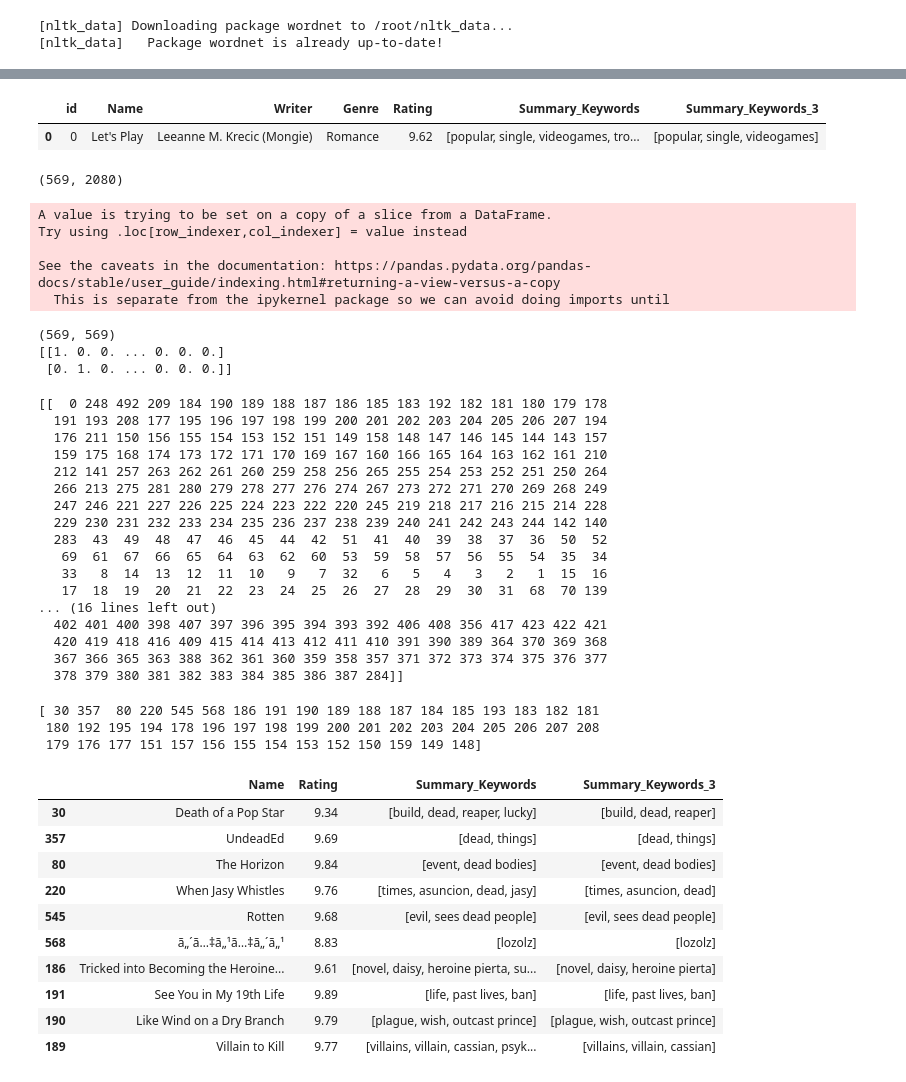
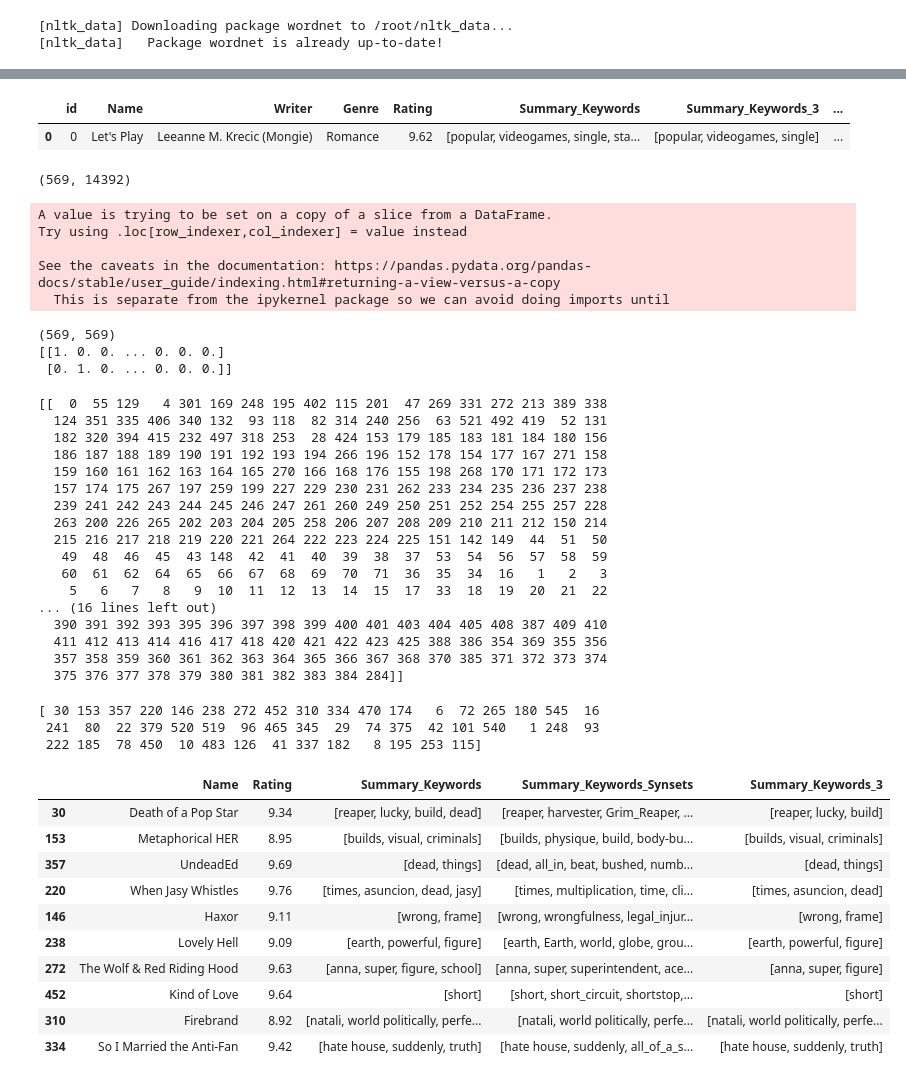
Before and after one commit to seungyeon38/Webtoon_recommendation_system, a Jupyter notebook: 코싸인유사도적용.ipynb, the cells around one changed output, grey strips where cells are left out. Saved outputs shown, nothing was run; the diff lists cells and outputs as text; code cells hidden in the pictures.

Commit message:
Keyword 동의어로 추천

```diff
--- a/코싸인유사도적용.ipynb
+++ b/코싸인유사도적용.ipynb
@@ -250,9 +250,12 @@ nltk.download('wordnet')
 def keyword_synsets(keywords):
   keyword_synsets = []
   for i in range(len(keywords)):
+    keyword_synsets.append(keywords[i])
     word = Word(keywords[i])
-    for word in word.synsets:
-      keyword_synsets.append(word)
+    for synset in word.synsets:
+      for lemma in synset.lemmas():
+        if lemma.name() not in keyword_synsets:
+          keyword_synsets.append(lemma.name())
 
   return keyword_synsets
 
@@ -273,19 +273,19 @@ comic.head(5)
 # %%
 comic_df = comic[['id','Name', 'Writer', 'Genre', 'Rating', 'Summary_Keywords',
-                 'Summary_Keywords_3']]
+                 'Summary_Keywords_3', 'Summary_Keywords_Synsets']]
 comic_df.head(1)
 # %% [output]
-|  | id | Name | Writer | Genre | Rating | Summary_Keywords | Summary_Keywords_3 |
-| 0 | 0 | Let's Play | Leeanne M. Krecic (Mongie) | Romance | 9.62 | [popular, single, videogames, tro... | [popular, single, videogames] |
+|  | id | Name | Writer | Genre | Rating | Summary_Keywords | Summary_Keywords_3 | ... |
+| 0 | 0 | Let's Play | Leeanne M. Krecic (Mongie) | Romance | 9.62 | [popular, videogames, single, sta... | [popular, videogames, single] | ... |
 # %%
 from sklearn.feature_extraction.text import CountVectorizer
 
-comic_df['Summary_literal'] = comic_df['Summary_Keywords_3'].apply(lambda x : (' ').join(x))
+comic_df['Summary_literal'] = comic_df['Summary_Keywords_Synsets'].apply(lambda x : (' ').join(x))
 count_vect = CountVectorizer(min_df=0, ngram_range=(1,2))
 Summary_mat = count_vect.fit_transform(comic_df['Summary_literal'])
 print(Summary_mat.shape)
 # %% [output]
-(569, 2080)
+(569, 14392)
 A value is trying to be set on a copy of a slice from a DataFrame.
 Try using .loc[row_indexer,col_indexer] = value instead
 
@@ -307,23 +307,23 @@ print(Summary_sim[:2])
 Summary_sim_sorted_ind = Summary_sim.argsort()[:, ::-1]
 print(Summary_sim_sorted_ind[:1])
 # %% [output]
-[[  0 248 492 209 184 190 189 188 187 186 185 183 192 182 181 180 179 178
-  191 193 208 177 195 196 197 198 199 200 201 202 203 204 205 206 207 194
-  176 211 150 156 155 154 153 152 151 149 158 148 147 146 145 144 143 157
-  159 175 168 174 173 172 171 170 169 167 160 166 165 164 163 162 161 210
-  212 141 257 263 262 261 260 259 258 256 265 255 254 253 252 251 250 264
-  266 213 275 281 280 279 278 277 276 274 267 273 272 271 270 269 268 249
-  247 246 221 227 226 225 224 223 222 220 245 219 218 217 216 215 214 228
-  229 230 231 232 233 234 235 236 237 238 239 240 241 242 243 244 142 140
-  283  43  49  48  47  46  45  44  42  51  41  40  39  38  37  36  50  52
-   69  61  67  66  65  64  63  62  60  53  59  58  57  56  55  54  35  34
-   33   8  14  13  12  11  10   9   7  32   6   5   4   3   2   1  15  16
-   17  18  19  20  21  22  23  24  25  26  27  28  29  30  31  68  70 139
+[[  0  55 129   4 301 169 248 195 402 115 201  47 269 331 272 213 389 338
+  124 351 335 406 340 132  93 118  82 314 240 256  63 521 492 419  52 131
+  182 320 394 415 232 497 318 253  28 424 153 179 185 183 181 184 180 156
+  186 187 188 189 190 191 192 193 194 266 196 152 178 154 177 167 271 158
+  159 160 161 162 163 164 165 270 166 168 176 155 198 268 170 171 172 173
+  157 174 175 267 197 259 199 227 229 230 231 262 233 234 235 236 237 238
+  239 241 242 243 244 245 246 247 261 260 249 250 251 252 254 255 257 228
+  263 200 226 265 202 203 204 205 258 206 207 208 209 210 211 212 150 214
+  215 216 217 218 219 220 221 264 222 223 224 225 151 142 149  44  51  50
+   49  48  46  45  43 148  42  41  40  39  38  37  53  54  56  57  58  59
+   60  61  62  64  65  66  67  68  69  70  71  36  35  34  16   1   2   3
+    5   6   7   8   9  10  11  12  13  14  15  17  33  18  19  20  21  22
 ... (16 lines left out)
-  402 401 400 398 407 397 396 395 394 393 392 406 408 356 417 423 422 421
-  420 419 418 416 409 415 414 413 412 411 410 391 390 389 364 370 369 368
-  367 366 365 363 388 362 361 360 359 358 357 371 372 373 374 375 376 377
-  378 379 380 381 382 383 384 385 386 387 284]]
+  390 391 392 393 395 396 397 398 399 400 401 403 404 405 408 387 409 410
+  411 412 413 414 416 417 418 420 421 422 423 425 388 386 354 369 355 356
+  357 358 359 360 361 362 363 364 365 366 367 368 370 385 371 372 373 374
+  375 376 377 378 379 380 381 382 383 384 284]]
 # %%
 def find_sim_comic(df, sorted_ind, c_name, top_n=10):
     comic_name = df[df['Name'] == c_name]
@@ -336,19 +336,19 @@ def find_sim_comic(df, sorted_ind, c_name, top_n=10):
 # %%
 # 'Death of a Pop Star'와 비슷한 키워드 가진 웹툰 10개 추천
 similar_comic = find_sim_comic(comic_df, Summary_sim_sorted_ind, 'Death of a Pop Star',10)
-similar_comic[['Name', 'Rating' , 'Summary_Keywords', 'Summary_Keywords_3']]
+similar_comic[['Name', 'Rating' , 'Summary_Keywords', 'Summary_Keywords_Synsets', 'Summary_Keywords_3']]
 # %% [output]
-[ 30 357  80 220 545 568 186 191 190 189 188 187 184 185 193 183 182 181
- 180 192 195 194 178 196 197 198 199 200 201 202 203 204 205 206 207 208
- 179 176 177 151 157 156 155 154 153 152 150 159 149 148]
+[ 30 153 357 220 146 238 272 452 310 334 470 174   6  72 265 180 545  16
+ 241  80  22 379 520 519  96 465 345  29  74 375  42 101 540   1 248  93
+ 222 185  78 450  10 483 126  41 337 182   8 195 253 115]
-|  | Name | Rating | Summary_Keywords | Summary_Keywords_3 |
-| 30 | Death of a Pop Star | 9.34 | [build, dead, reaper, lucky] | [build, dead, reaper] |
-| 357 | UndeadEd | 9.69 | [dead, things] | [dead, things] |
-| 80 | The Horizon | 9.84 | [event, dead bodies] | [event, dead bodies] |
-| 220 | When Jasy Whistles | 9.76 | [times, asuncion, dead, jasy] | [times, asuncion, dead] |
-| 545 | Rotten | 9.68 | [evil, sees dead people] | [evil, sees dead people] |
-| 568 | ã„´ã…‡ã„¹ã…‡ã„´ã„¹ | 8.83 | [lozolz] | [lozolz] |
-| 186 | Tricked into Becoming the Heroine... | 9.61 | [novel, daisy, heroine pierta, su... | [novel, daisy, heroine pierta] |
-| 191 | See You in My 19th Life | 9.89 | [life, past lives, ban] | [life, past lives, ban] |
-| 190 | Like Wind on a Dry Branch | 9.79 | [plague, wish, outcast prince] | [plague, wish, outcast prince] |
-| 189 | Villain to Kill | 9.77 | [villains, villain, cassian, psyk... | [villains, villain, cassian] |
+|  | Name | Rating | Summary_Keywords | Summary_Keywords_Synsets | Summary_Keywords_3 |
+| 30 | Death of a Pop Star | 9.34 | [reaper, lucky, build, dead] | [reaper, harvester, Grim_Reaper, ... | [reaper, lucky, build] |
+| 153 | Metaphorical HER | 8.95 | [builds, visual, criminals] | [builds, physique, build, body-bu... | [builds, visual, criminals] |
+| 357 | UndeadEd | 9.69 | [dead, things] | [dead, all_in, beat, bushed, numb... | [dead, things] |
+| 220 | When Jasy Whistles | 9.76 | [times, asuncion, dead, jasy] | [times, multiplication, time, cli... | [times, asuncion, dead] |
+| 146 | Haxor | 9.11 | [wrong, frame] | [wrong, wrongfulness, legal_injur... | [wrong, frame] |
+| 238 | Lovely Hell | 9.09 | [earth, powerful, figure] | [earth, Earth, world, globe, grou... | [earth, powerful, figure] |
+| 272 | The Wolf & Red Riding Hood | 9.63 | [anna, super, figure, school] | [anna, super, superintendent, ace... | [anna, super, figure] |
+| 452 | Kind of Love | 9.64 | [short] | [short, short_circuit, shortstop,... | [short] |
+| 310 | Firebrand | 8.92 | [natali, world politically, perfe... | [natali, world politically, perfe... | [natali, world politically, perfe... |
+| 334 | So I Married the Anti-Fan | 9.42 | [hate house, suddenly, truth] | [hate house, suddenly, all_of_a_s... | [hate house, suddenly, truth] |
```
Also changed, not shown: parts of 3 cells of this notebook.
